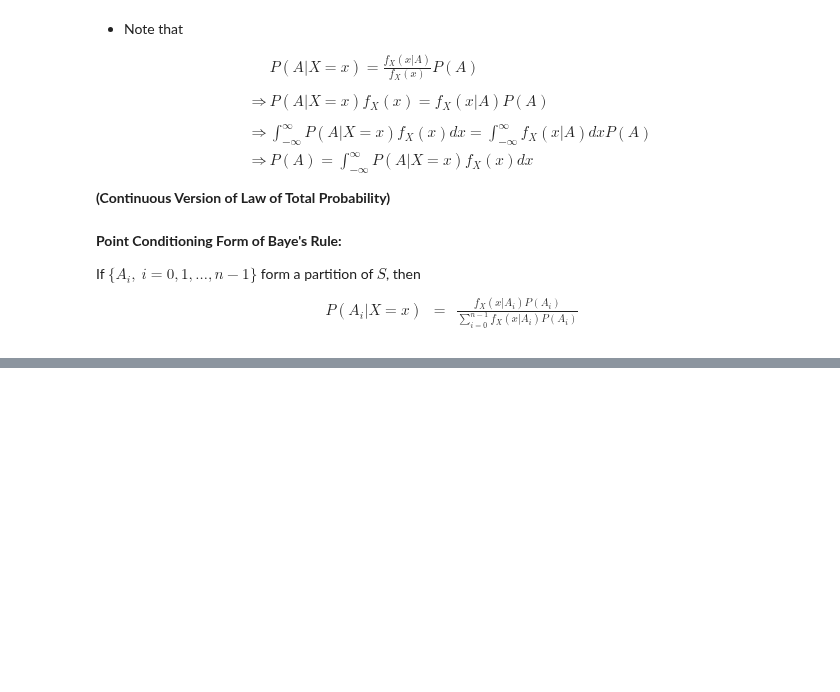
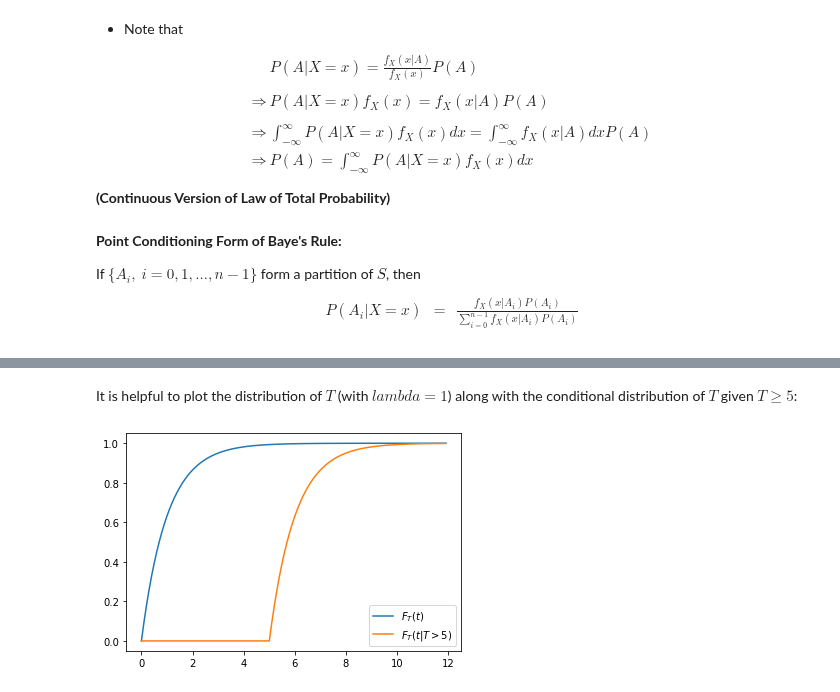
Before and after one commit to datalayer-courses/foundations-of-data-science-with-python, a Jupyter notebook: 08-random-variables/conditioning-with-rvs.ipynb, the cells around one changed output, grey strips where cells are left out. Cells and saved outputs as stored; diff of their text form; code cells hidden in the pictures; blank space fills up the shorter version.

Commit message:
Add section on Conditioning with RVs. Add supporting figures

```diff
--- a/08-random-variables/conditioning-with-rvs.ipynb
+++ b/08-random-variables/conditioning-with-rvs.ipynb
@@ -355,0 +344,13 @@ MAP decision threshold is -1.47
+# %% [markdown]
+It is helpful to plot the distribution of $T$ (with $lambda=1$) along with the conditional distribution of $T$ given $T \ge 5$:
+# %%
+t=np.arange(0, 12, 0.1)
+
+T=stats.expon()
+plt.plot(t, T.cdf(t), label='$F_T(t)$')
+
+FT = np.piecewise(t, [t<5, t>=5], [0, lambda x: 1-np.exp(-(x-5))] )
+plt.plot(t, FT, label = '$F_T(t|T >5)$')
+plt.legend();
+# %% [output]
+[figure, added]
```
Also changed, not shown: parts of 35 cells of this notebook, 4 other files.
